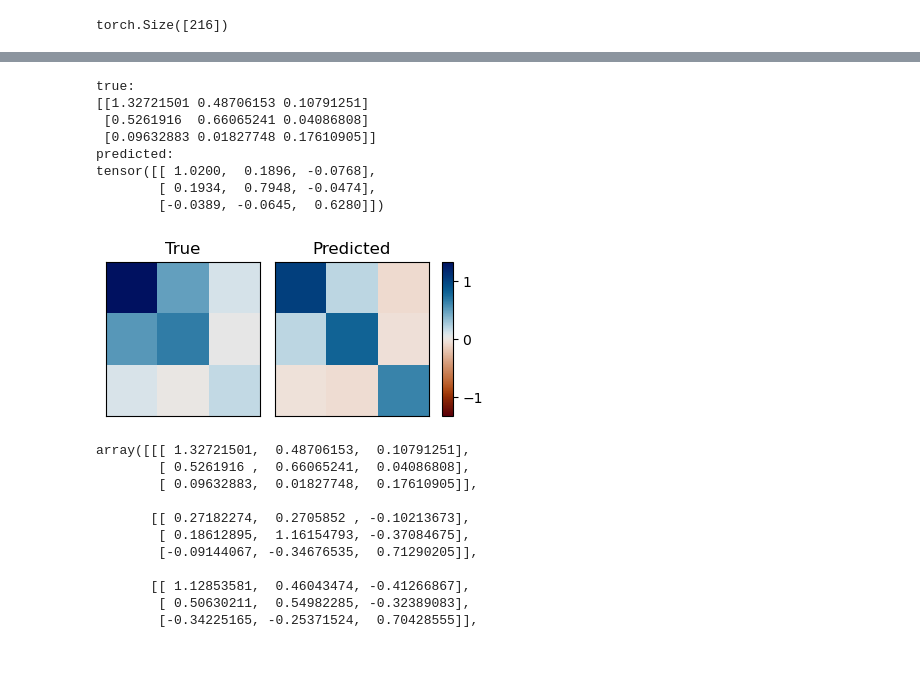
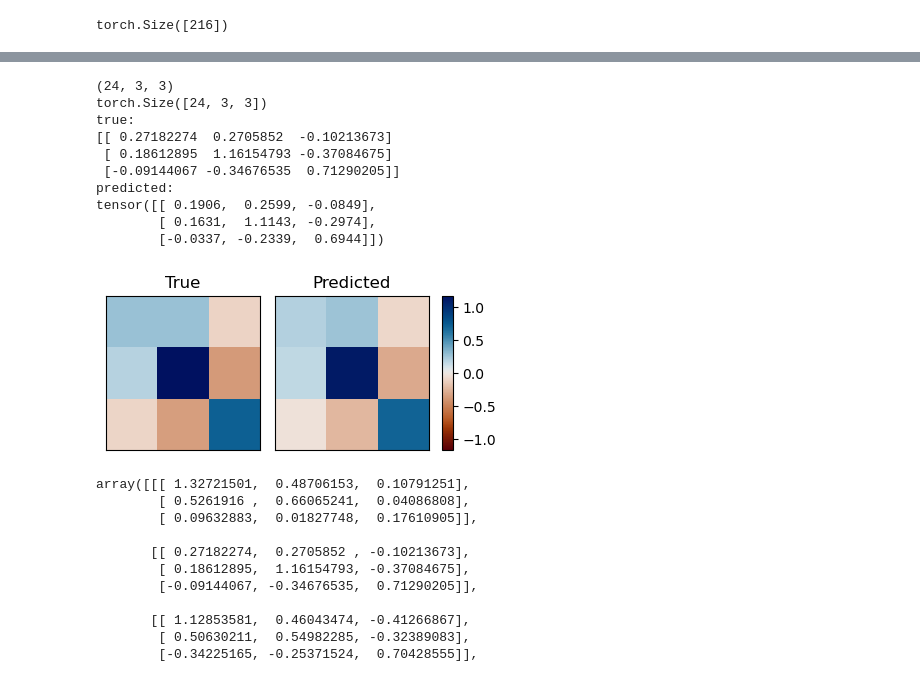
Before and after one commit to jingsk/BEC_QSPR, a Jupyter notebook: bec.ipynb, the cells around one changed output, grey strips where cells are left out. Drawn from its saved outputs; the diff is of its cells as text; code cells hidden in the pictures.

```diff
--- a/bec.ipynb
+++ b/bec.ipynb
@@ -96,7 +96,7 @@ def build_data(entry, type_encoding, type_onehot, r_max=3.5):
         edge_shift=torch.tensor(edge_shift, dtype=default_dtype),
         edge_vec=edge_vec, edge_len=edge_len,
         y=CartesianTensor("ij=ji").from_cartesian(torch.from_numpy(entry.diel), rtp=ReducedTensorProducts('ij=ji', i='1o')).unsqueeze(0),
-        b=CartesianTensor("i=i").from_cartesian(torch.from_numpy(entry.bec)).unsqueeze(0)
+        b=CartesianTensor("ij=ij").from_cartesian(torch.from_numpy(entry.bec)).unsqueeze(0)
     )
 
     return data
@@ -395,47 +374,55 @@ bec_pred = CartesianTensor("i=i").to_cartesian(bec_pred[0].detach().cpu())[0]
 # %%
 entry = df.iloc[idx_test].iloc[0]
-idx_to_plt = 20
+idx_to_plt = 21
 x = tg.data.Batch.from_data_list([entry.data])
 x.pos.requires_grad = True
 bec_pred = enn(x.to(device))
-bec_pred = CartesianTensor("i=i").to_cartesian(bec_pred.detach().cpu())[0]
+bec_pred = CartesianTensor("ij=ij").to_cartesian(bec_pred.detach().cpu())
+
+bec_pred = bec_pred.reshape(-1,3,3)
+bec_real = entry.bec.reshape(-1,3,3)
+
+print(bec_real.shape)
+print(bec_pred.shape)
 
 
 fig, ax = plt.subplots(1,3, figsize=(4.5,2), gridspec_kw={'width_ratios': [1,1,0.07]})
 plt.subplots_adjust(wspace=0.1)
-vmax = np.abs(entry.bec[idx_to_plt]).max()
+vmax = np.abs(bec_real[idx_to_plt]).max()
 norm = plt.Normalize(vmin=-vmax, vmax=vmax)
 
 sm = mpl.cm.ScalarMappable(cmap=cm.vik_r, norm=norm)
 
-ax[0].imshow(entry.bec[idx_to_plt], cmap=sm.cmap, norm=sm.norm)
+ax[0].imshow(bec_real[idx_to_plt], cmap=sm.cmap, norm=sm.norm)
 ax[0].set_title('True')
 
 ax[1].imshow(bec_pred[idx_to_plt], cmap=sm.cmap, norm=sm.norm)
 ax[1].set_title('Predicted')
 
 ax[0].set_xticks([]); ax[1].set_xticks([])
 ax[0].set_yticks([]); ax[1].set_yticks([])
 
 plt.colorbar(sm, cax=ax[2]);
 
 print('true:')
 print(entry.bec[idx_to_plt])
 
 print('predicted:')
 print(bec_pred[idx_to_plt])
 
 #fig.savefig('example_dielectric_' + entry.formula.replace(' ','') + '.svg', bbox_inches='tight', transparent=True)
 # %% [output]
+(24, 3, 3)
+torch.Size([24, 3, 3])
 true:
-[[1.32721501 0.48706153 0.10791251]
- [0.5261916  0.66065241 0.04086808]
- [0.09632883 0.01827748 0.17610905]]
+[[ 0.27182274  0.2705852  -0.10213673]
+ [ 0.18612895  1.16154793 -0.37084675]
+ [-0.09144067 -0.34676535  0.71290205]]
 predicted:
-tensor([[ 1.0200,  0.1896, -0.0768],
-        [ 0.1934,  0.7948, -0.0474],
-        [-0.0389, -0.0645,  0.6280]])
+tensor([[ 0.1906,  0.2599, -0.0849],
+        [ 0.1631,  1.1143, -0.2974],
+        [-0.0337, -0.2339,  0.6944]])
-[figure, old version]
+[figure, new version]
 # %%
 entry.bec[-4:]
 # %% [output]
```
Also changed, not shown: parts of 10 cells of this notebook.
